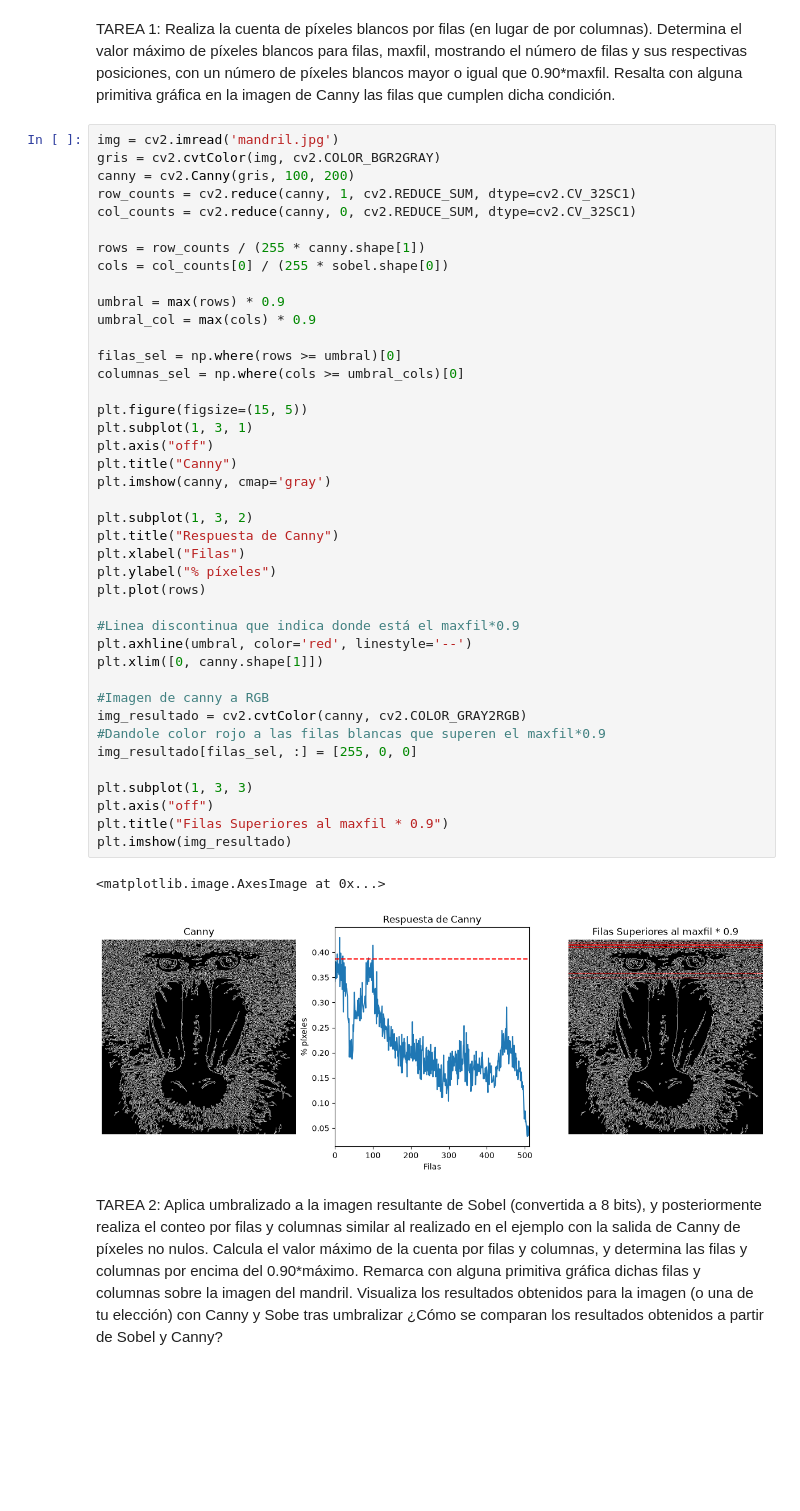
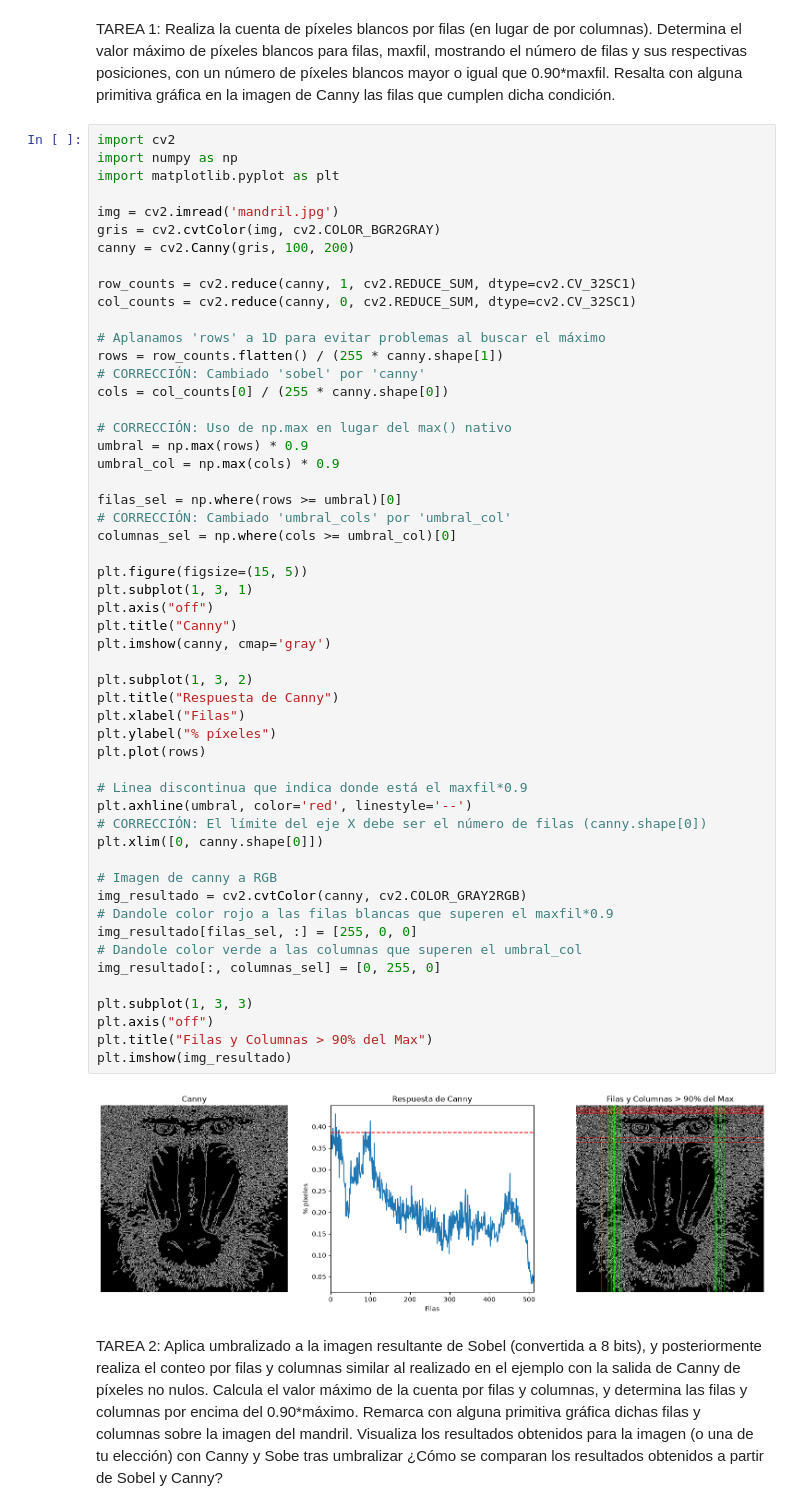
Before and after one commit to edulanarf/Practicas-VC, a Jupyter notebook: P2/P2.ipynb, the cells around one changed output. Saved outputs shown, nothing was run; the diff lists cells and outputs as text; blank space fills up the shorter version.

```diff
--- a/P2/P2.ipynb
+++ b/P2/P2.ipynb
@@ -6,49 +6,60 @@ from PIL import Image, ImageDraw, ImageFont
 # %% [markdown]
 TAREA 1: Realiza la cuenta de píxeles blancos por filas (en lugar de por columnas). Determina el valor máximo de píxeles blancos para filas, maxfil, mostrando el número de filas y sus respectivas posiciones, con un número de píxeles blancos mayor o igual que 0.90*maxfil. Resalta con alguna primitiva gráfica en la imagen de Canny las filas que cumplen dicha condición.
 # %%
+import cv2
+import numpy as np
+import matplotlib.pyplot as plt
+
 img = cv2.imread('mandril.jpg')
 gris = cv2.cvtColor(img, cv2.COLOR_BGR2GRAY)
 canny = cv2.Canny(gris, 100, 200)
+
 row_counts = cv2.reduce(canny, 1, cv2.REDUCE_SUM, dtype=cv2.CV_32SC1)
 col_counts = cv2.reduce(canny, 0, cv2.REDUCE_SUM, dtype=cv2.CV_32SC1)
 
-rows = row_counts / (255 * canny.shape[1])
-cols = col_counts[0] / (255 * sobel.shape[0])
+# Aplanamos 'rows' a 1D para evitar problemas al buscar el máximo
+rows = row_counts.flatten() / (255 * canny.shape[1])
+# CORRECCIÓN: Cambiado 'sobel' por 'canny'
+cols = col_counts[0] / (255 * canny.shape[0])
 
-umbral = max(rows) * 0.9
-umbral_col = max(cols) * 0.9
+# CORRECCIÓN: Uso de np.max en lugar del max() nativo
+umbral = np.max(rows) * 0.9
+umbral_col = np.max(cols) * 0.9
 
 filas_sel = np.where(rows >= umbral)[0]
-columnas_sel = np.where(cols >= umbral_cols)[0]
+# CORRECCIÓN: Cambiado 'umbral_cols' por 'umbral_col'
+columnas_sel = np.where(cols >= umbral_col)[0]
 
 plt.figure(figsize=(15, 5))
 plt.subplot(1, 3, 1)
 plt.axis("off")
 plt.title("Canny")
 plt.imshow(canny, cmap='gray')
 
 plt.subplot(1, 3, 2)
 plt.title("Respuesta de Canny")
 plt.xlabel("Filas")
 plt.ylabel("% píxeles")
 plt.plot(rows)
 
-#Linea discontinua que indica donde está el maxfil*0.9
+# Linea discontinua que indica donde está el maxfil*0.9
 plt.axhline(umbral, color='red', linestyle='--')
-plt.xlim([0, canny.shape[1]])
+# CORRECCIÓN: El límite del eje X debe ser el número de filas (canny.shape[0])
+plt.xlim([0, canny.shape[0]])
 
-#Imagen de canny a RGB
+# Imagen de canny a RGB
 img_resultado = cv2.cvtColor(canny, cv2.COLOR_GRAY2RGB)
-#Dandole color rojo a las filas blancas que superen el maxfil*0.9
+# Dandole color rojo a las filas blancas que superen el maxfil*0.9
 img_resultado[filas_sel, :] = [255, 0, 0]
+# Dandole color verde a las columnas que superen el umbral_col
+img_resultado[:, columnas_sel] = [0, 255, 0]
 
 plt.subplot(1, 3, 3)
 plt.axis("off")
-plt.title("Filas Superiores al maxfil * 0.9")
+plt.title("Filas y Columnas > 90% del Max")
 plt.imshow(img_resultado)
 # %% [output]
-<matplotlib.image.AxesImage at 0x...>
-[figure, old version]
+[figure, new version]
 # %% [markdown]
 TAREA 2: Aplica umbralizado a la imagen resultante de Sobel (convertida a 8 bits), y posteriormente realiza el conteo por filas y columnas similar al realizado en el ejemplo con la salida de Canny de píxeles no nulos. Calcula el valor máximo de la cuenta por filas y columnas, y determina las filas y columnas por encima del 0.90*máximo. Remarca con alguna primitiva gráfica dichas filas y columnas sobre la imagen del mandril. Visualiza los resultados obtenidos para la imagen (o una de tu elección) con Canny y Sobe tras umbralizar ¿Cómo se comparan los resultados obtenidos a partir de Sobel y Canny?
 # %%
```
Also changed, not shown: parts of 2 cells of this notebook.
